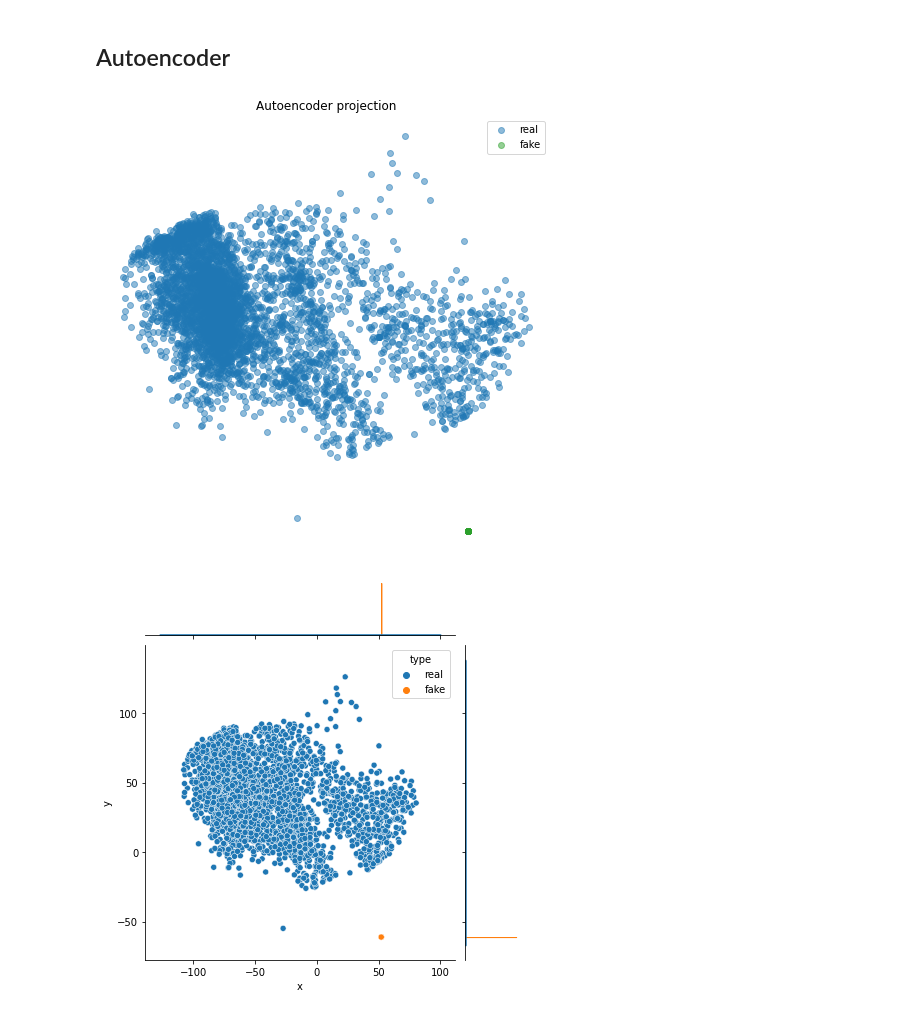
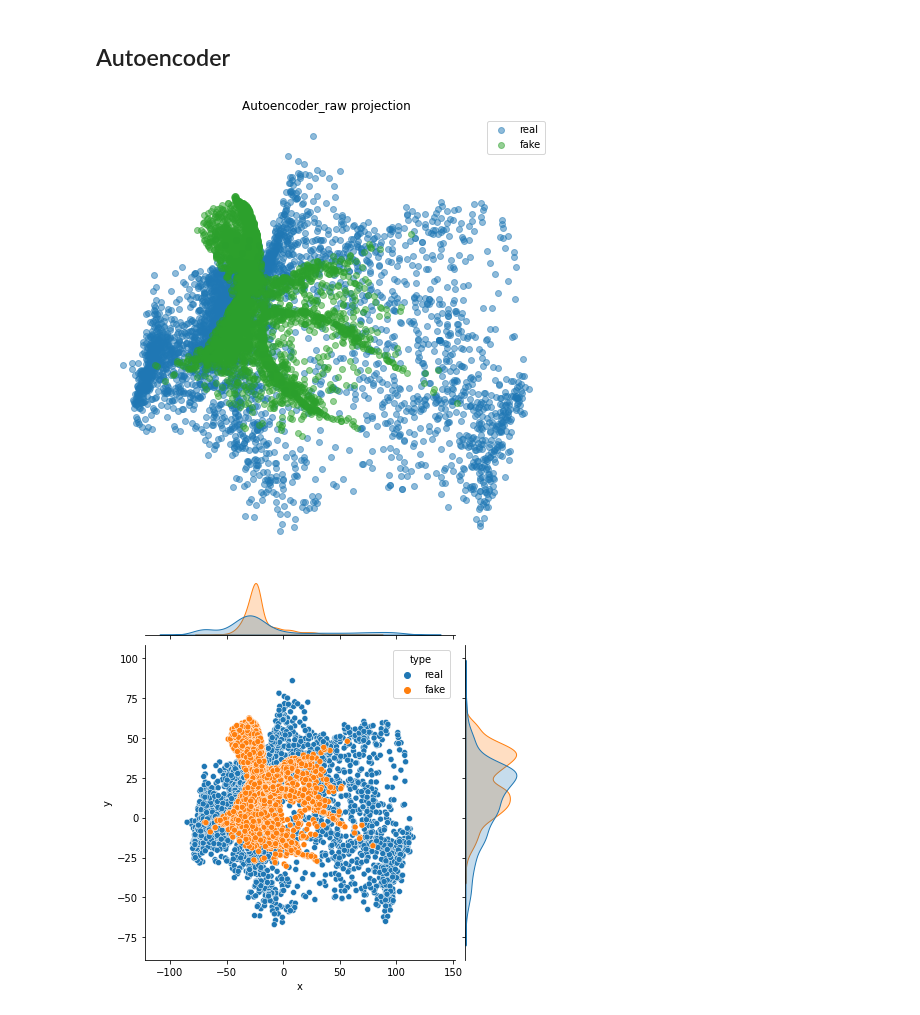
Before and after one commit to djib2011/timeseries-gan, a Jupyter notebook: experimentation/evaluate_gan.ipynb, the cells around one changed output. Saved outputs shown, nothing was run; the diff lists cells and outputs as text; code cells hidden in the pictures.

```diff
--- a/experimentation/evaluate_gan.ipynb
+++ b/experimentation/evaluate_gan.ipynb
@@ -9,7 +10,7 @@ import matplotlib.pyplot as plt
 import seaborn as sns
 %matplotlib inline
 # %%
-name = 'vanilla_lstm_large_235k'
+name = 'vanilla_lstm_large_14k'
 # %%
 with open('../reports/{}/losses.pkl'.format(name), 'rb') as f:
     losses = pkl.load(f)
@@ -212,11 +222,11 @@ density(projections['tsne'], proj_type='t-SNE')
 # %% [markdown]
 ## Autoencoder
 # %%
-simple_scatter(projections['ae'], proj_type='Autoencoder')
+simple_scatter(projections['ae_raw'], proj_type='Autoencoder_raw')
 # %% [output]
-[figure, old version]
+[figure, new version]
 # %%
-jointplot(projections['ae'], proj_type='Autoencoder')
+jointplot(projections['ae_raw'], proj_type='Autoencoder_raw')
 # %% [output]
-[figure, old version]
+[figure, new version]
 # %%
```
Also changed, not shown: parts of 22 cells of this notebook, 34 other files.
